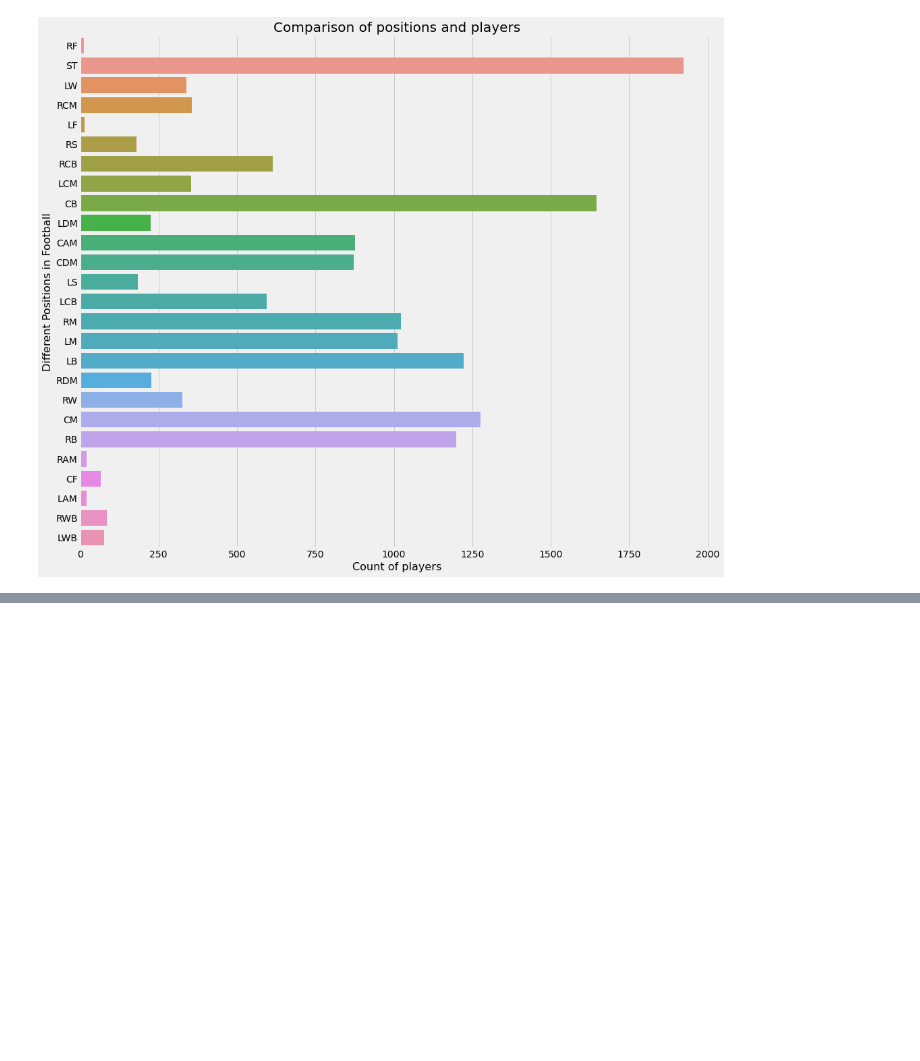
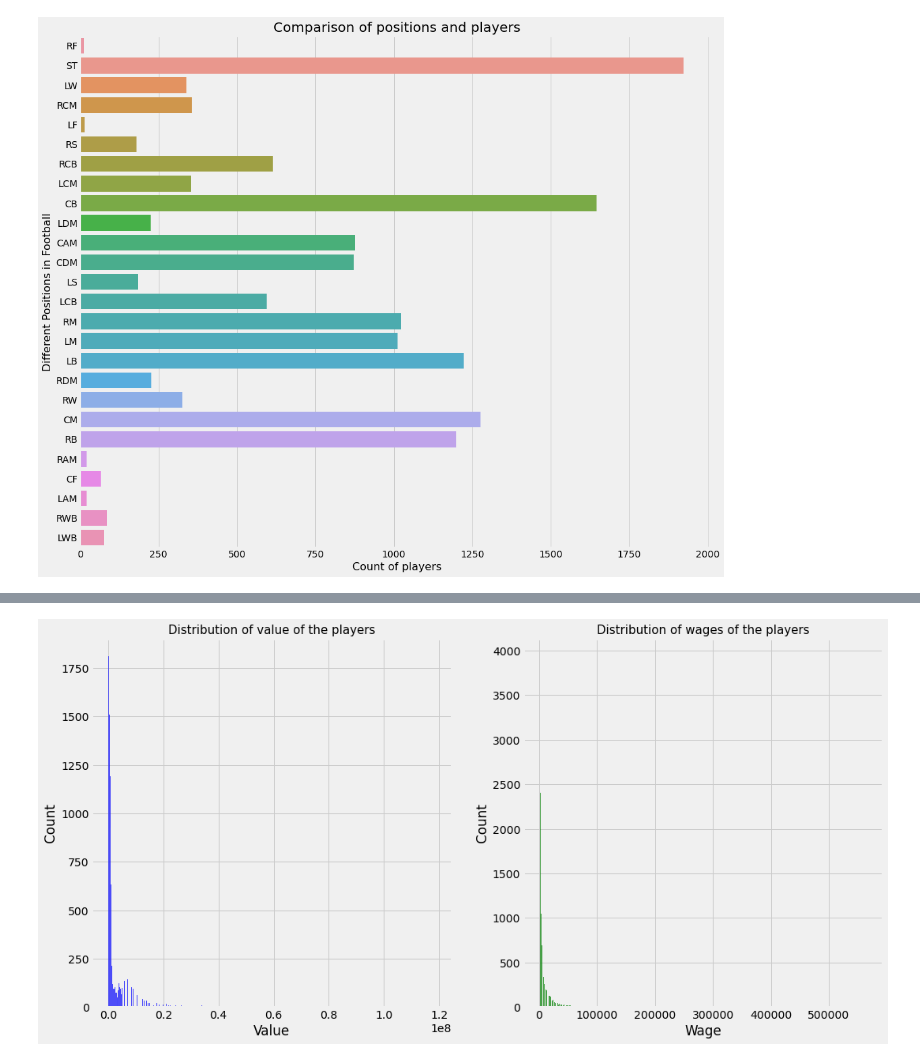
Before and after one commit to rayaroun/Data-Analytics-Projects, a Jupyter notebook: Player Performance Analysis/Analysis.ipynb, the cells around one changed output, grey strips where cells are left out. Drawn from its saved outputs; the diff is of its cells as text; code cells hidden in the pictures; blank space fills up the shorter version.

```diff
--- a/Player Performance Analysis/Analysis.ipynb
+++ b/Player Performance Analysis/Analysis.ipynb
@@ -278,0 +296,37 @@ plt.show()
+# %%
+# defining a fucntion for cleaning the wage column
+
+def extract_wage_from(column):
+
+	out = column.replace('€', '' )
+
+	if 'M' in out:
+		out = float( out.replace( 'M' , '' ) )*1000000
+	elif 'K' in column:
+		out = float( out.replace('K',''))*1000
+
+	return float(out)
+
+
+# applying the fucntion to the wage and value column
+
+# data['Value'] = data['Value'].apply(lambda x : extract_wage_from(x))
+# data['Wage'] = data['Wage'].apply(lambda x : extract_wage_from(x))
+
+
+# visualizing the data
+
+plt.rcParams['figure.figsize'] = (16,8)
+
+plt.subplot(1,2,1)
+sns.histplot(data['Value'] , color = 'b')
+plt.title('Distribution of value of the players' , fontsize = 15)
+
+
+plt.subplot(1,2,2)
+sns.histplot(data['Wage'] , color = 'g')
+plt.title('Distribution of wages of the players' , fontsize = 15)
+
+plt.show()
+# %% [output]
+[figure, added]
```
Also changed, not shown: parts of 1 cell of this notebook.
